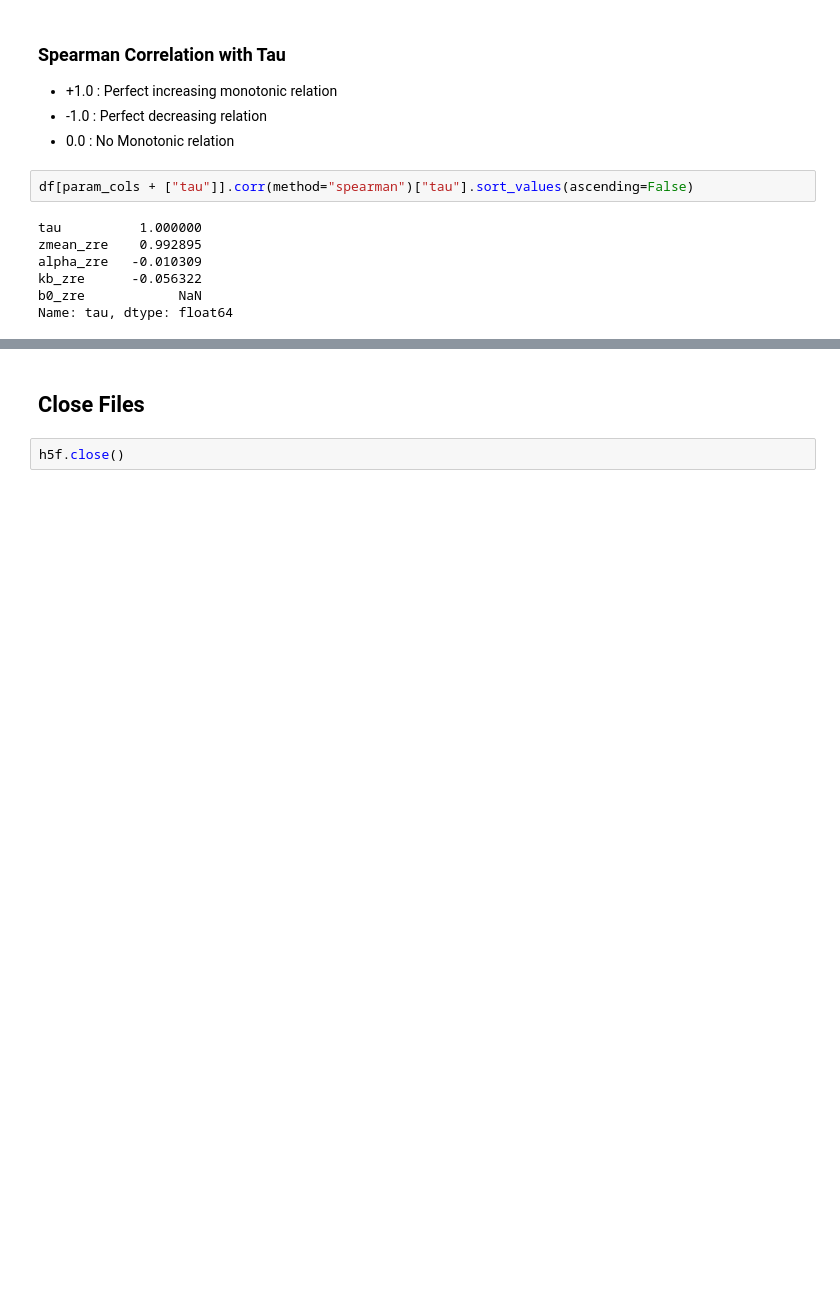
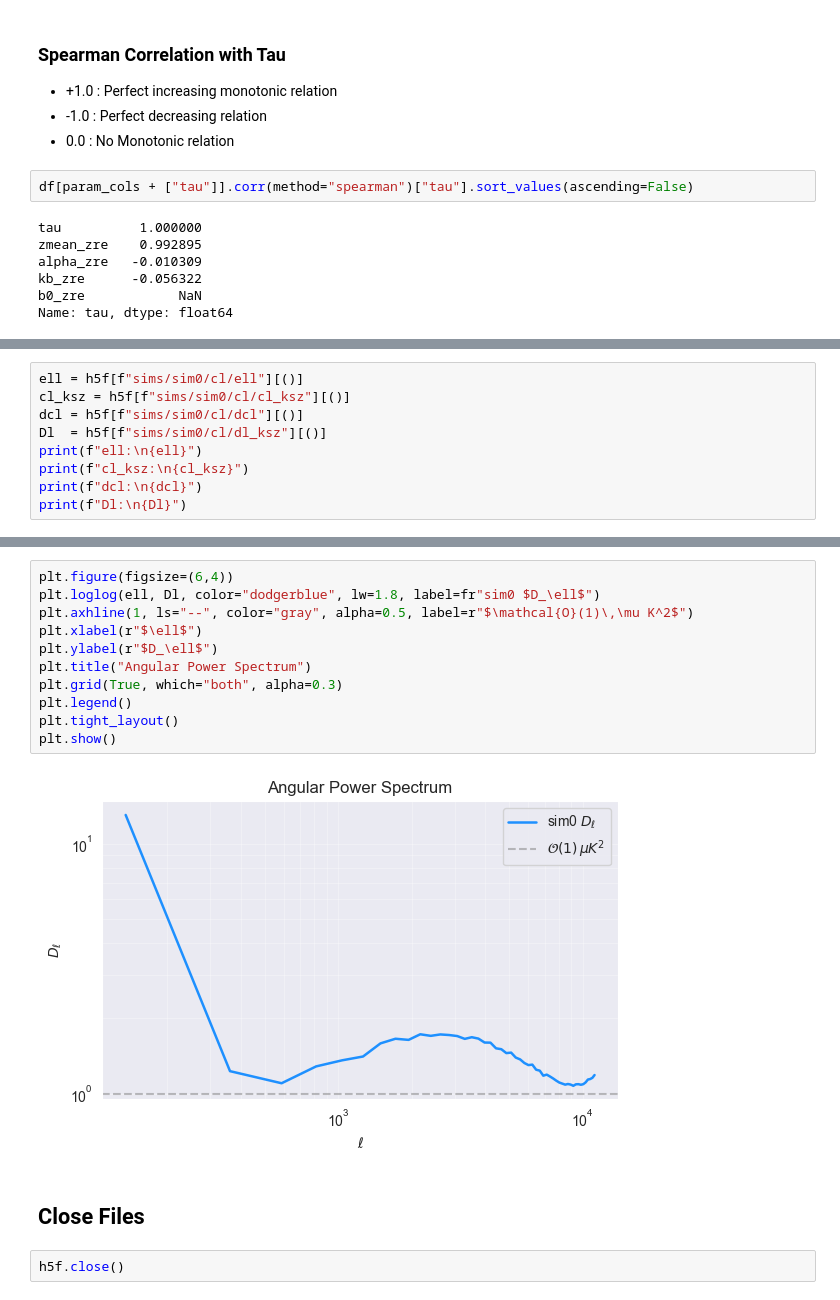
Before and after one commit to RobertxPearce/reionization-emulator, a Jupyter notebook: notebooks/proc_data_vis.ipynb, the cells around one changed output, grey strips where cells are left out. Drawn from its saved outputs; the diff is of its cells as text; blank space fills up the shorter version.

```diff
--- a/notebooks/proc_data_vis.ipynb
+++ b/notebooks/proc_data_vis.ipynb
@@ -226,0 +241,9 @@ Name: tau, dtype: float64
+# %%
+ell = h5f[f"sims/sim0/cl/ell"][()]
+cl_ksz = h5f[f"sims/sim0/cl/cl_ksz"][()]
+dcl = h5f[f"sims/sim0/cl/dcl"][()]
+Dl  = h5f[f"sims/sim0/cl/dl_ksz"][()]
+print(f"ell:\n{ell}")
+print(f"cl_ksz:\n{cl_ksz}")
+print(f"dcl:\n{dcl}")
+print(f"Dl:\n{Dl}")
@@ -227,3 +268,16 @@ Name: tau, dtype: float64
+# %%
+plt.figure(figsize=(6,4))
+plt.loglog(ell, Dl, color="dodgerblue", lw=1.8, label=fr"sim0 $D_\ell$")
+plt.axhline(1, ls="--", color="gray", alpha=0.5, label=r"$\mathcal{O}(1)\,\mu K^2$")
+plt.xlabel(r"$\ell$")
+plt.ylabel(r"$D_\ell$")
+plt.title("Angular Power Spectrum")
+plt.grid(True, which="both", alpha=0.3)
+plt.legend()
+plt.tight_layout()
+plt.show()
+# %% [output]
+[figure, added]
 # %% [markdown]
 ## Close Files
 # %%
```
Also changed, not shown: parts of 6 cells of this notebook, 2 other files.
